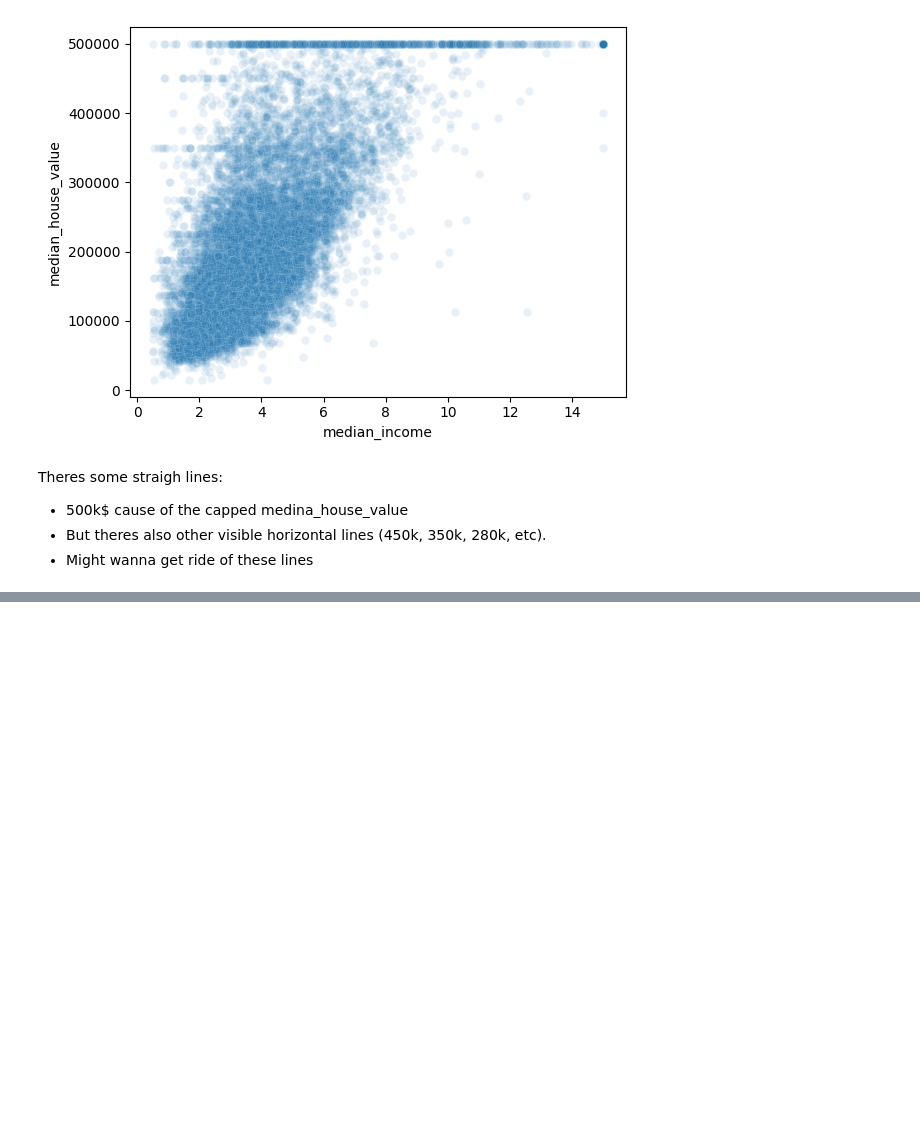
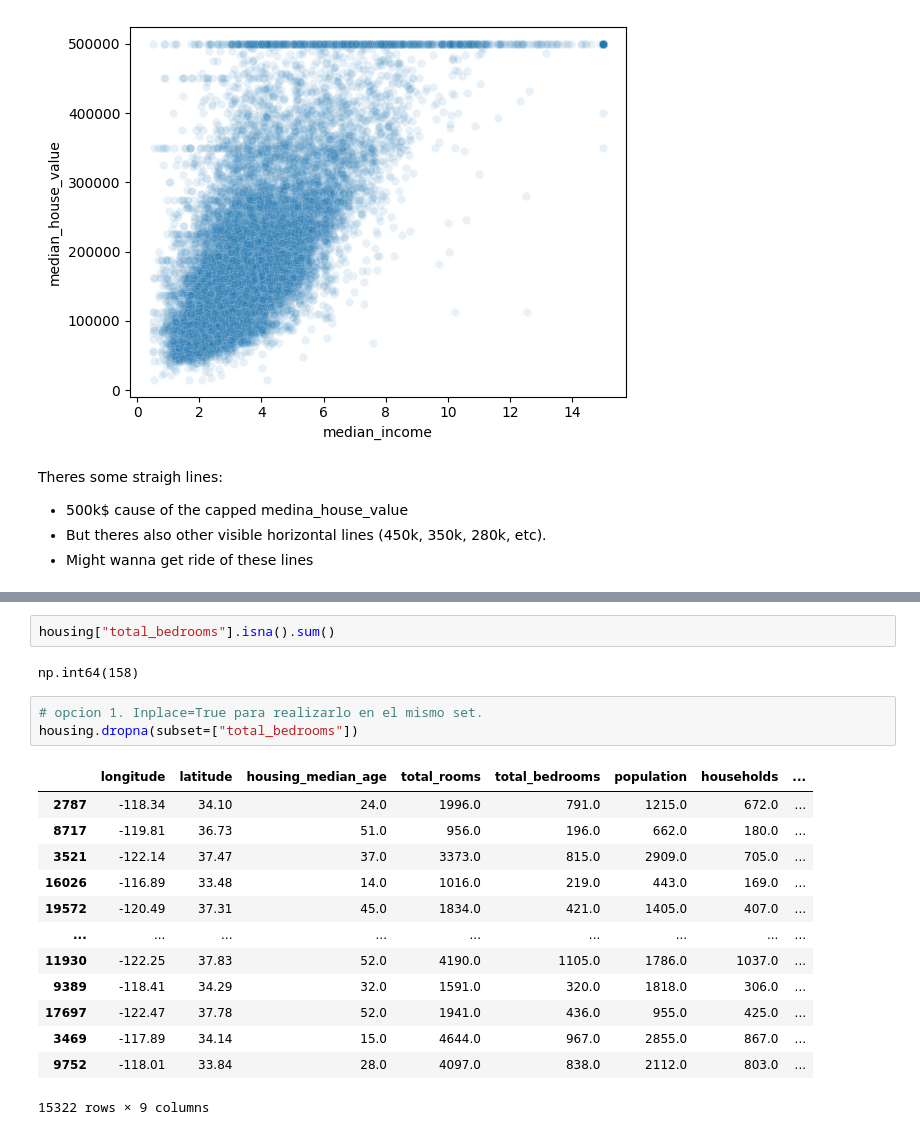
Before and after one commit to SDCaFlo/ML-HandsOn, a Jupyter notebook: Chapter 2/end-to-end.ipynb, the cells around one changed output, grey strips where cells are left out. Cells and saved outputs as stored; diff of their text form; blank space fills up the shorter version.

```diff
--- a/Chapter 2/end-to-end.ipynb
+++ b/Chapter 2/end-to-end.ipynb
@@ -283,0 +339,21 @@ Theres some straigh lines:
+# %%
+housing["total_bedrooms"].isna().sum()
+# %% [output]
+np.int64(158)
+# %%
+# opcion 1. Inplace=True para realizarlo en el mismo set.
+housing.dropna(subset=["total_bedrooms"])
+# %% [output]
+|  | longitude | latitude | housing_median_age | total_rooms | total_bedrooms | population | households | ... |
+| 2787 | -118.34 | 34.10 | 24.0 | 1996.0 | 791.0 | 1215.0 | 672.0 | ... |
+| 8717 | -119.81 | 36.73 | 51.0 | 956.0 | 196.0 | 662.0 | 180.0 | ... |
+| 3521 | -122.14 | 37.47 | 37.0 | 3373.0 | 815.0 | 2909.0 | 705.0 | ... |
+| 16026 | -116.89 | 33.48 | 14.0 | 1016.0 | 219.0 | 443.0 | 169.0 | ... |
+| 19572 | -120.49 | 37.31 | 45.0 | 1834.0 | 421.0 | 1405.0 | 407.0 | ... |
+| ... | ... | ... | ... | ... | ... | ... | ... | ... |
+| 11930 | -122.25 | 37.83 | 52.0 | 4190.0 | 1105.0 | 1786.0 | 1037.0 | ... |
+| 9389 | -118.41 | 34.29 | 32.0 | 1591.0 | 320.0 | 1818.0 | 306.0 | ... |
+| 17697 | -122.47 | 37.78 | 52.0 | 1941.0 | 436.0 | 955.0 | 425.0 | ... |
+| 3469 | -117.89 | 34.14 | 15.0 | 4644.0 | 967.0 | 2855.0 | 867.0 | ... |
+| 9752 | -118.01 | 33.84 | 28.0 | 4097.0 | 838.0 | 2112.0 | 803.0 | ... |
+15322 rows × 9 columns
```
Also changed, not shown: parts of 17 cells of this notebook.
